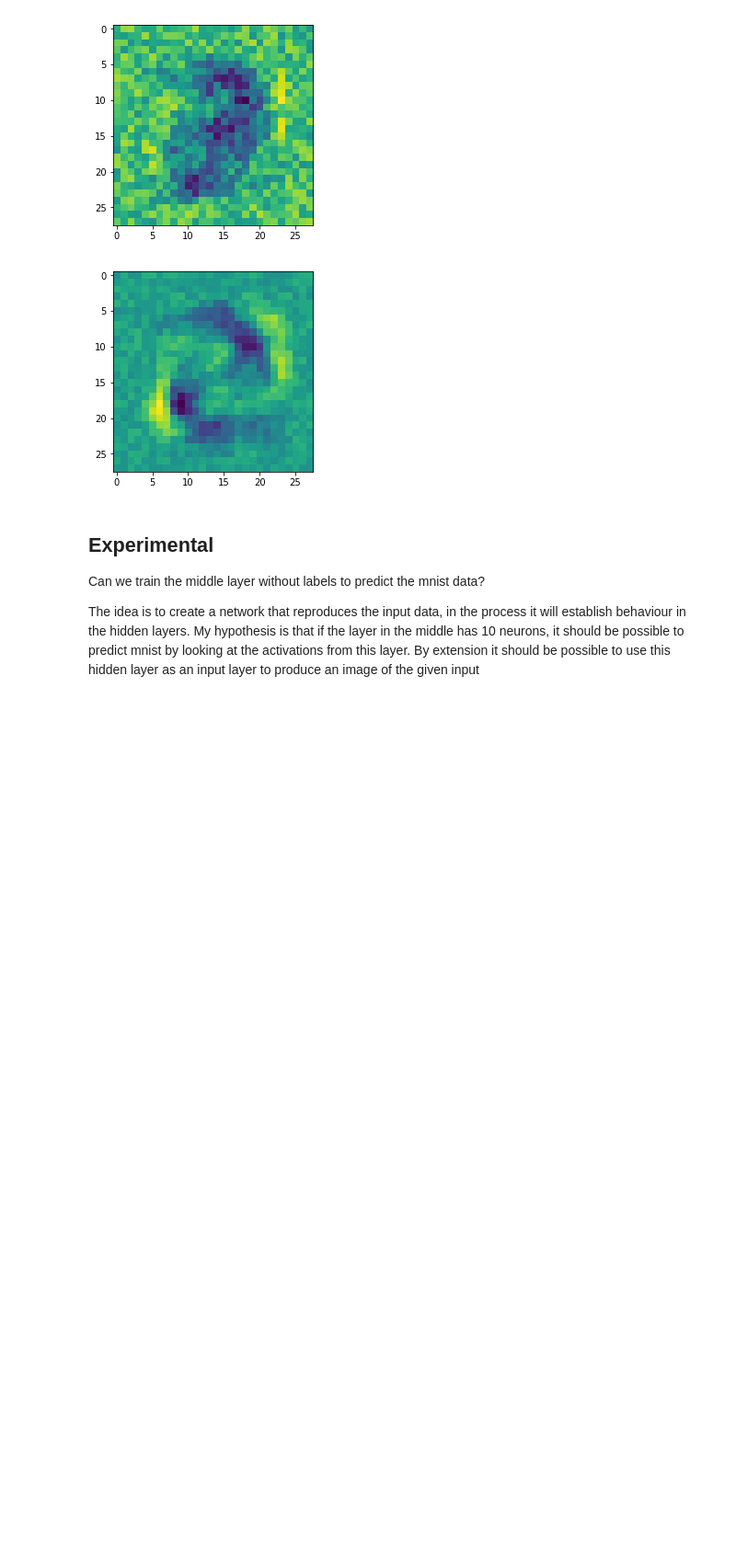
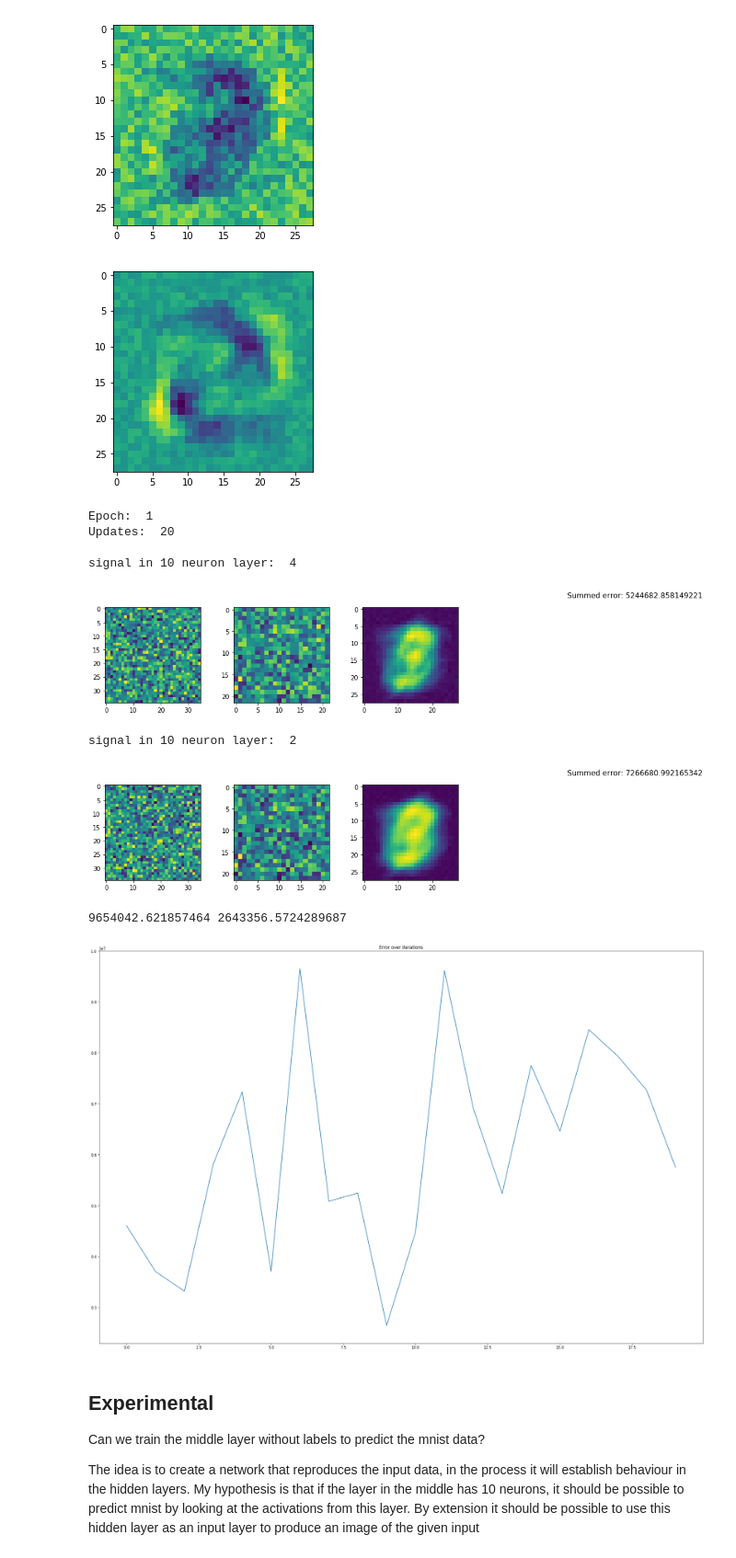
Before and after one commit to JoelSjoberg/Python-Neural-Network, a Jupyter notebook: Implementation.ipynb, the cells around one changed output. Shown: that part at 92% size. Drawn from its saved outputs; the diff is of its cells as text; code cells hidden in the pictures; blank space fills up the shorter version.

```diff
--- a/Implementation.ipynb
+++ b/Implementation.ipynb
@@ -692,6 +750,30 @@ for i in range(5):
 [figure]
 [figure]
 [figure]
+# %%
+# Can the reverse be learned? Probably not directly...
+n = NeuralNetwork([10, 35**2, 22**2, 784], [l_relu, sigmoid, sigmoid])
+
+num = 200
+n.batch_training(train_l_encoded[0:num],
+                 lab_examples[0:num],
+                 epochs = 1,
+                 alpha = 0.0001,
+                 batch_size = 10,
+                 vocal = True,
+                 overfit = False,
+                 display_signals = True,
+                 display_freq = 9)
+# %% [output]
+Epoch:  1
+Updates:  20
+
+signal in 10 neuron layer:  4
+[figure, added]
+signal in 10 neuron layer:  2
+[figure, added]
+9654042.621857464 2643356.5724289687
+[figure, added]
 # %% [markdown]
 ## Experimental
 
```
Also changed, not shown: parts of 5 cells of this notebook.
